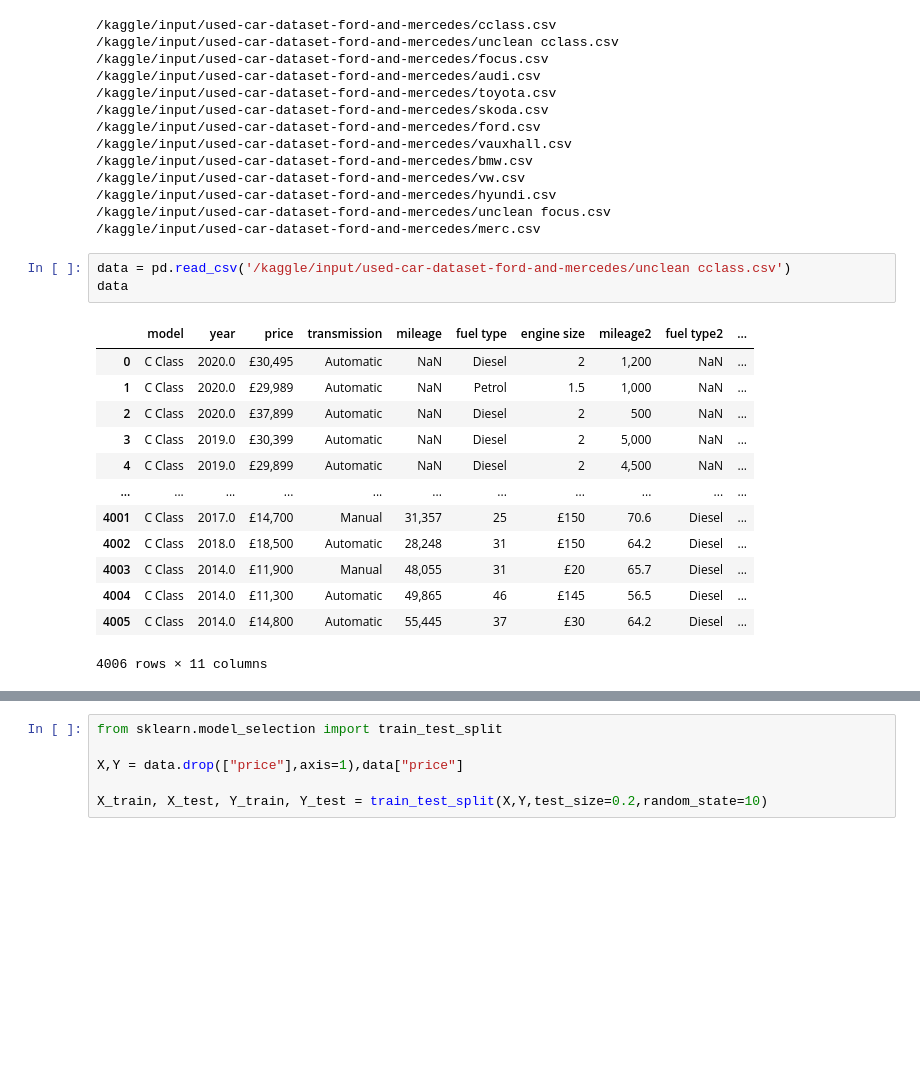
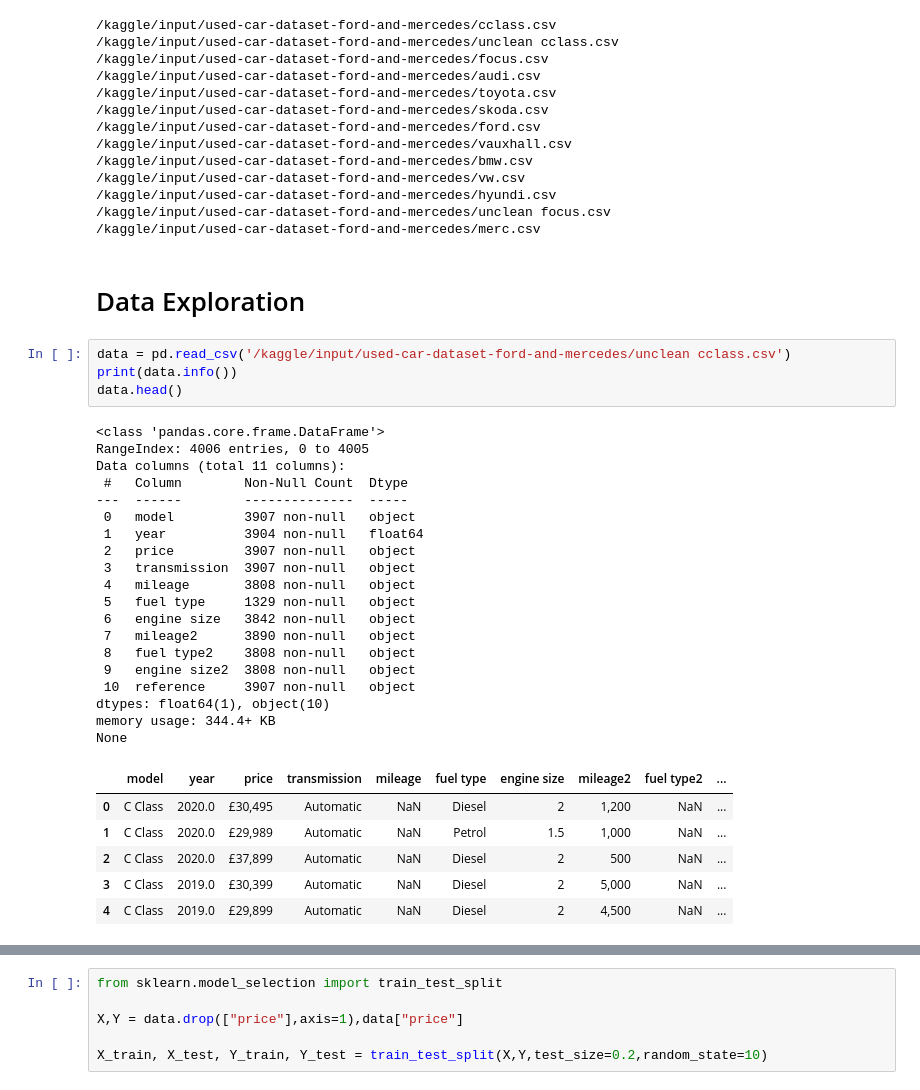
Before and after one commit to Hamdan-Khan/AI-Projects, a Jupyter notebook: regression-car-price-prediction/main.ipynb, the cells around one changed output, grey strips where cells are left out. Saved outputs shown, nothing was run; the diff lists cells and outputs as text; blank space fills up the shorter version.

Commit message:
Kaggle Notebook | 🚗 | Car Price Prediction | Raw Data | Formatted notebook

```diff
--- a/regression-car-price-prediction/main.ipynb
+++ b/regression-car-price-prediction/main.ipynb
@@ -30,20 +32,35 @@ for dirname, _, filenames in os.walk('/kaggle/input'):
 /kaggle/input/used-car-dataset-ford-and-mercedes/hyundi.csv
 /kaggle/input/used-car-dataset-ford-and-mercedes/unclean focus.csv
 /kaggle/input/used-car-dataset-ford-and-mercedes/merc.csv
+# %% [markdown]
+# Data Exploration
 # %%
 data = pd.read_csv('/kaggle/input/used-car-dataset-ford-and-mercedes/unclean cclass.csv')
-data
+print(data.info())
+data.head()
 # %% [output]
+<class 'pandas.core.frame.DataFrame'>
+RangeIndex: 4006 entries, 0 to 4005
+Data columns (total 11 columns):
+ #   Column        Non-Null Count  Dtype
+---  ------        --------------  -----
+ 0   model         3907 non-null   object
+ 1   year          3904 non-null   float64
+ 2   price         3907 non-null   object
+ 3   transmission  3907 non-null   object
+ 4   mileage       3808 non-null   object
+ 5   fuel type     1329 non-null   object
+ 6   engine size   3842 non-null   object
+ 7   mileage2      3890 non-null   object
+ 8   fuel type2    3808 non-null   object
+ 9   engine size2  3808 non-null   object
+ 10  reference     3907 non-null   object
+dtypes: float64(1), object(10)
+memory usage: 344.4+ KB
+None
 |  | model | year | price | transmission | mileage | fuel type | engine size | mileage2 | fuel type2 | ... |
 | 0 | C Class | 2020.0 | £30,495 | Automatic | NaN | Diesel | 2 | 1,200 | NaN | ... |
 | 1 | C Class | 2020.0 | £29,989 | Automatic | NaN | Petrol | 1.5 | 1,000 | NaN | ... |
 | 2 | C Class | 2020.0 | £37,899 | Automatic | NaN | Diesel | 2 | 500 | NaN | ... |
 | 3 | C Class | 2019.0 | £30,399 | Automatic | NaN | Diesel | 2 | 5,000 | NaN | ... |
 | 4 | C Class | 2019.0 | £29,899 | Automatic | NaN | Diesel | 2 | 4,500 | NaN | ... |
-| ... | ... | ... | ... | ... | ... | ... | ... | ... | ... | ... |
-| 4001 | C Class | 2017.0 | £14,700 | Manual | 31,357 | 25 | £150 | 70.6 | Diesel | ... |
-| 4002 | C Class | 2018.0 | £18,500 | Automatic | 28,248 | 31 | £150 | 64.2 | Diesel | ... |
-| 4003 | C Class | 2014.0 | £11,900 | Manual | 48,055 | 31 | £20 | 65.7 | Diesel | ... |
-| 4004 | C Class | 2014.0 | £11,300 | Automatic | 49,865 | 46 | £145 | 56.5 | Diesel | ... |
-| 4005 | C Class | 2014.0 | £14,800 | Automatic | 55,445 | 37 | £30 | 64.2 | Diesel | ... |
-4006 rows × 11 columns
```
Also changed, not shown: parts of 63 cells of this notebook.
